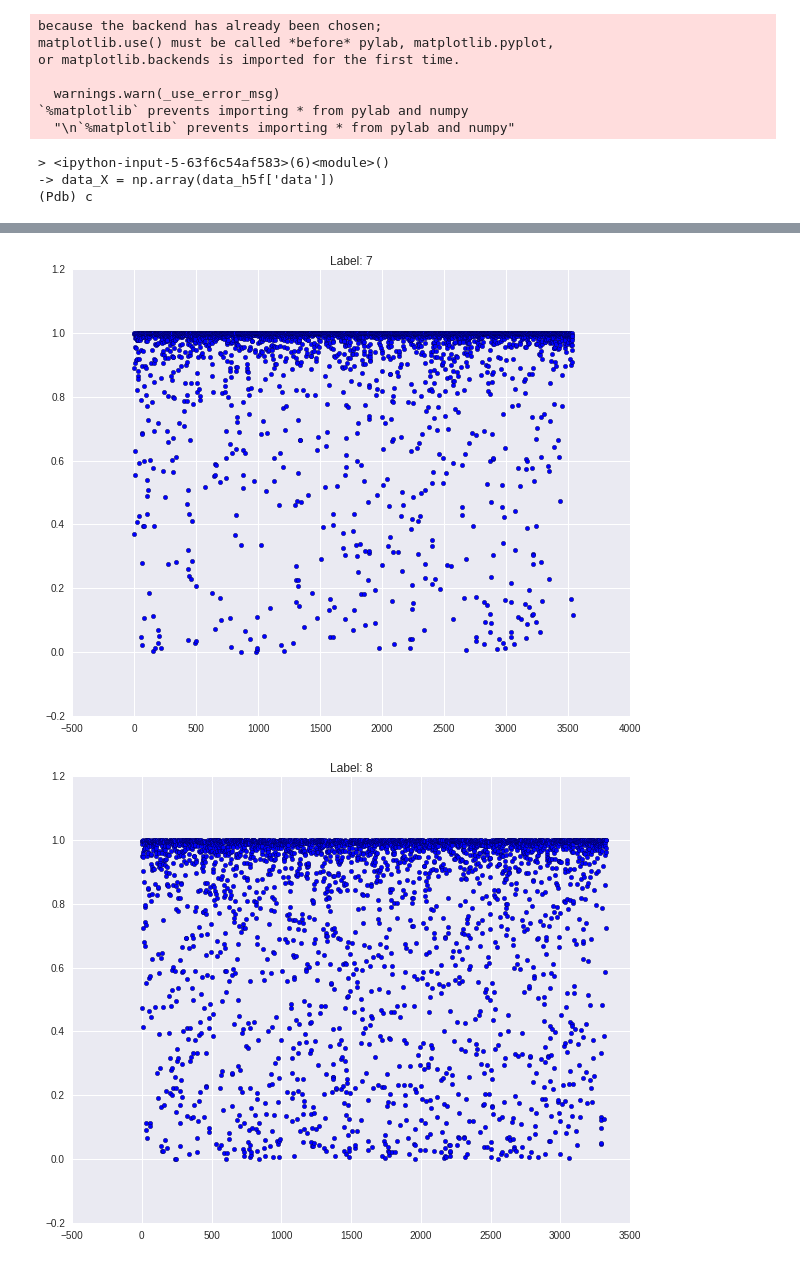
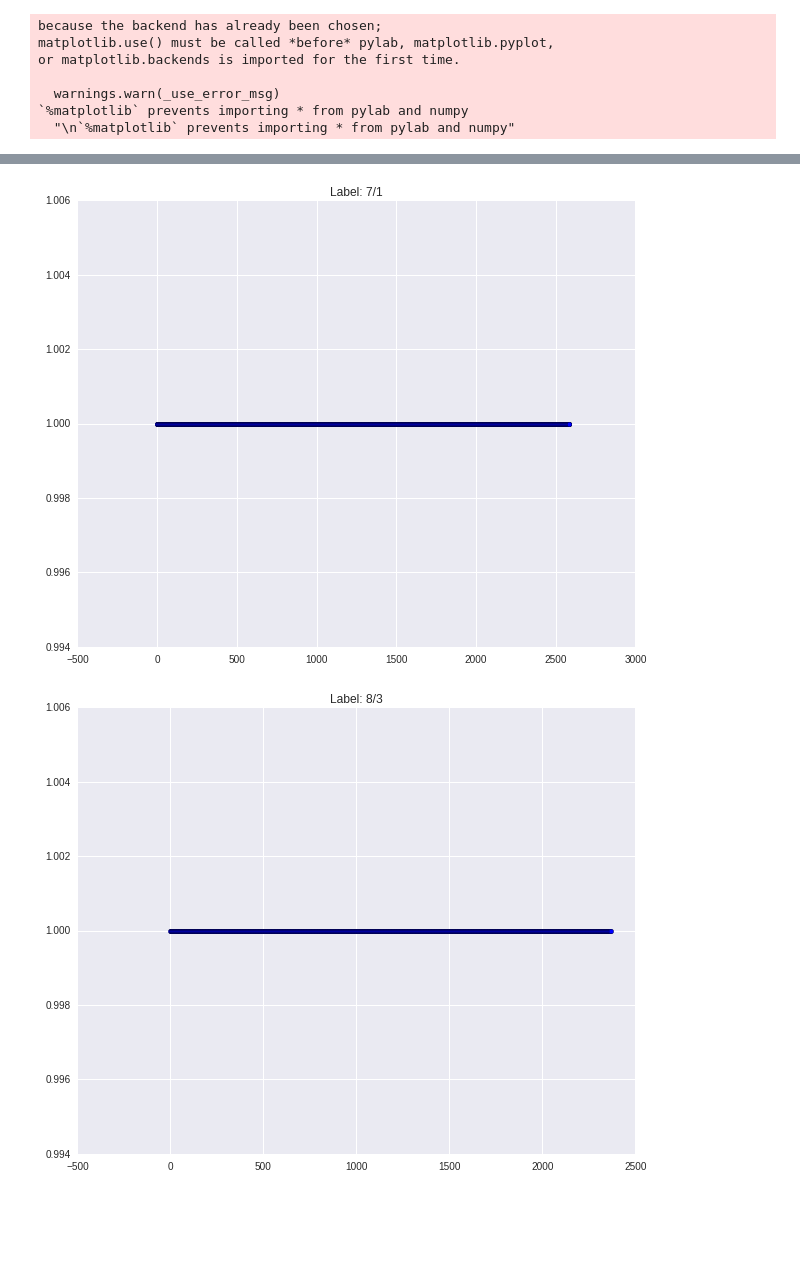
Before and after one commit to mohitsharma0690/mnist-experiment, a Jupyter notebook: code/plot_beta_predictions.ipynb, the cells around one changed output, grey strips where cells are left out. Saved outputs shown, nothing was run; the diff lists cells and outputs as text; code cells hidden in the pictures; blank space fills up the shorter version.

Commit message:
update ipynb results.

```diff
--- a/code/plot_beta_predictions.ipynb
+++ b/code/plot_beta_predictions.ipynb
@@ -25,7 +25,7 @@ plt.rcParams['image.cmap'] = 'Blues'
 %autoreload 2
 
 # Add the prediction results dir
-json_dir = './results/sparse_noise/bootstrap_sparse_noisy_large_diff_loss_coef/cp_train_40/'
+json_dir = 'results/sparse_noise/entropy_reg_loss_correct_beta_reg_1/cp_train_40'
 batch_json = os.path.join(json_dir, 'test_batch.json')
 beta_json = os.path.join(json_dir, 'test_beta.json')
 preds_json = os.path.join(json_dir, 'test_preds.json')
@@ -61,7 +61,6 @@ data_X, labels_y, noisy_y = None, None, None
 test_data_X, test_labels_y = None, None
 if data_h5 is not None and len(data_h5) > 0:
     data_h5f = h5py.File(data_h5, 'r')
-    pdb.set_trace()
     data_X = np.array(data_h5f['data'])
     labels_y = np.array(data_h5f['label'])
     if "noisy_label" in data_h5f.keys():
@@ -70,12 +69,8 @@ if data_h5 is not None and len(data_h5) > 0:
     # test_data_X = np.array(data_h5f['test']['data'])
     # test_labels_y = np.array(data_h5f['test']['labels'])
     data_h5f.close()
-# %% [output]
-> <ipython-input-5-63f6c54af583>(6)<module>()
--> data_X = np.array(data_h5f['data'])
-(Pdb) c
 # %%
-# Visualize the beta values being predicted by the model.
+## Visualize the beta values being predicted by the model.
 if FLAGS_VISUALIZE_BETA:
     beta_map = [[] for i in xrange(NUM_CLASSIFY)]
     noisy_beta_map = [[] for i in xrange(NUM_CLASSIFY)]
@@ -89,8 +84,17 @@ if FLAGS_VISUALIZE_BETA:
         else:
             noisy_beta_map[org][noise].append(beta[i])
 
+    '''
     for i, b in enumerate(beta_map):
         plt.scatter(range(len(b)), b)
         plt.title('Label: {}'.format(i))
         plt.show()
+    '''
+
+    for i in xrange(len(noisy_beta_map)):
+        for j in xrange(len(noisy_beta_map[i])):
+            if len(noisy_beta_map[i][j]) > 500:
+                plt.scatter(range(len(noisy_beta_map[i][j])), noisy_beta_map[i][j])
+                plt.title('Label: {}/{}'.format(i, j))
+                plt.show()
 # %% [output]
@@ -104,2 +108,2 @@ if FLAGS_VISUALIZE_BETA:
-[figure, old version]
+[figure, new version]
-[figure, old version]
+[figure, new version]
```
Also changed, not shown: parts of 1 cell of this notebook, 1 other file.
